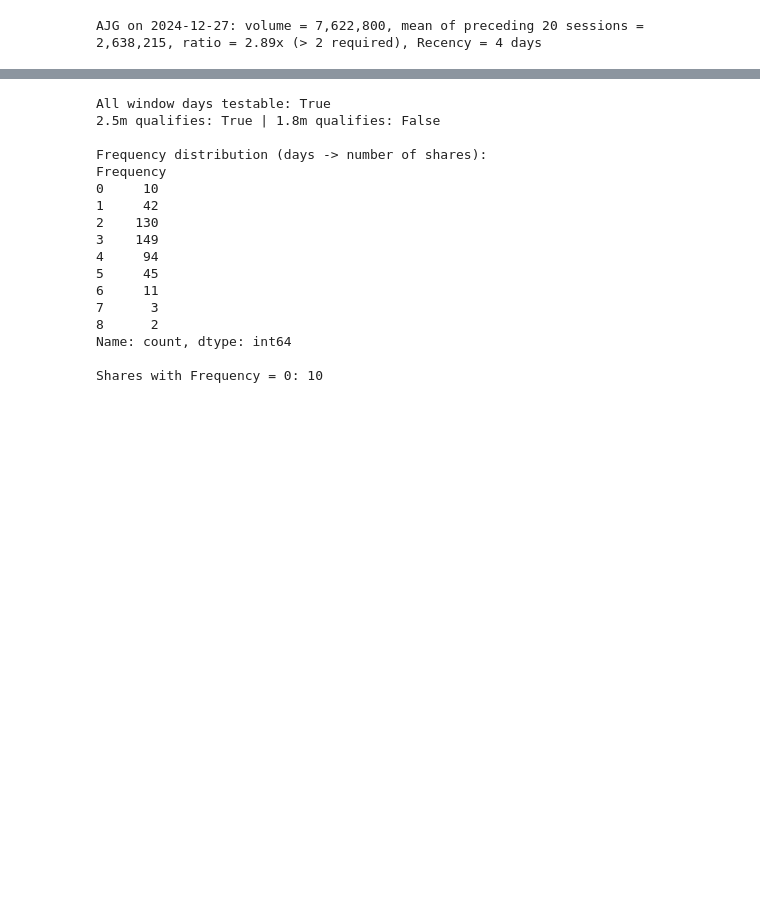
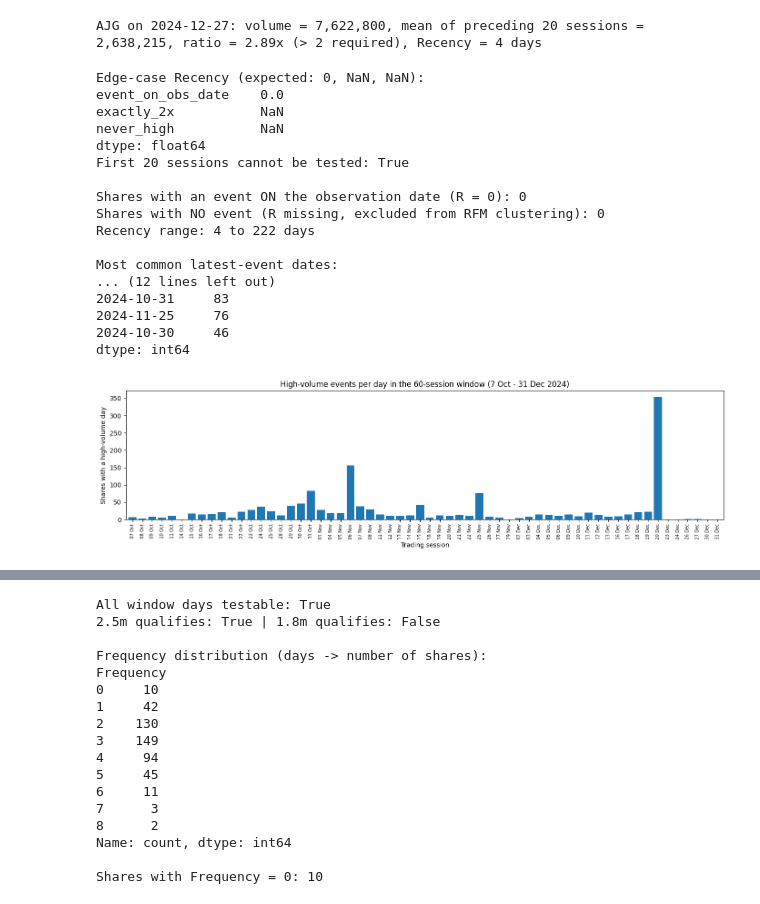
Before and after one commit to EV-2002/-CRM-CM-Coursework, a Jupyter notebook: CRM_Coursework_final.ipynb, the cells around one changed output, grey strips where cells are left out. Saved outputs shown, nothing was run; the diff lists cells and outputs as text; code cells hidden in the pictures; blank space fills up the shorter version.

```diff
--- a/CRM_Coursework_final.ipynb
+++ b/CRM_Coursework_final.ipynb
@@ -502,3 +645,63 @@ print(f'{t} on {d.date()}: volume = {vol_w.loc[d, t]:,.0f}, '
       f'Recency = {rfm.loc[t, "Recency_days"]:.0f} days')
 # %% [output]
 AJG on 2024-12-27: volume = 7,622,800, mean of preceding 20 sessions = 2,638,215, ratio = 2.89x (> 2 required), Recency = 4 days
+# %%
+# Task 1.4.1: edge-case tests and event-timing evidence
+import os
+import pandas as pd
+import matplotlib.pyplot as plt
+
+# 1. Edge cases tested on a small made-up example (same rules as the real data)
+dates = pd.bdate_range('2024-01-01', periods=25)
+toy = pd.DataFrame({
+    'event_on_obs_date': [100] * 24 + [250],   # 250 > 2 x 100  -> event today -> R = 0
+    'exactly_2x':        [100] * 24 + [200],   # 200 is NOT > 200 -> no event
+    'never_high':        [100] * 25,           # no event at all  -> R missing
+}, index=dates)
+thr = 2 * toy.shift(1).rolling(20, min_periods=20).mean()
+ev = (toy > thr) & thr.notna()
+last = ev.apply(lambda s: s[s].index.max())
+print('Edge-case Recency (expected: 0, NaN, NaN):')
+print((dates[-1] - last).dt.days)
+print('First 20 sessions cannot be tested:', bool(thr.iloc[:20].isna().all().all()))
+
+# 2. Edge cases in the real data
+print('\nShares with an event ON the observation date (R = 0):', int(high_volume.loc[obs_date].sum()))
+print('Shares with NO event (R missing, excluded from RFM clustering):', int(rfm['Recency_days'].isna().sum()))
+print('Recency range:', int(rfm['Recency_days'].min()), 'to', int(rfm['Recency_days'].max()), 'days')
+
+# 3. Event timing: which dates drive Recency?
+print('\nMost common latest-event dates:')
+print(rfm['Last_event_date'].value_counts().head(5))
+
+daily_events = high_volume.loc[window_60].sum(axis=1)
+print('\nDays in the 60-session window with the most shares flagged:')
+print(daily_events.sort_values(ascending=False).head(5))
+
+ax = daily_events.plot(kind='bar', figsize=(14, 4), width=0.8)
+ax.set_xticklabels([d.strftime('%d %b') for d in daily_events.index], rotation=90, fontsize=7)
+ax.set_ylabel('Shares with a high-volume day'); ax.set_xlabel('Trading session')
+ax.set_title('High-volume events per day in the 60-session window (7 Oct - 31 Dec 2024)')
+plt.tight_layout()
+os.makedirs('outputs/figures', exist_ok=True)
+plt.savefig('outputs/figures/high_volume_events_per_day.png', dpi=150)
+plt.show()
+# %% [output]
+Edge-case Recency (expected: 0, NaN, NaN):
+event_on_obs_date    0.0
+exactly_2x           NaN
+never_high           NaN
+dtype: float64
+First 20 sessions cannot be tested: True
+
+Shares with an event ON the observation date (R = 0): 0
+Shares with NO event (R missing, excluded from RFM clustering): 0
+Recency range: 4 to 222 days
+
+Most common latest-event dates:
+... (12 lines left out)
+2024-10-31     83
+2024-11-25     76
+2024-10-30     46
+dtype: int64
+[figure, added]
```
Also changed, not shown: parts of 24 cells of this notebook.
